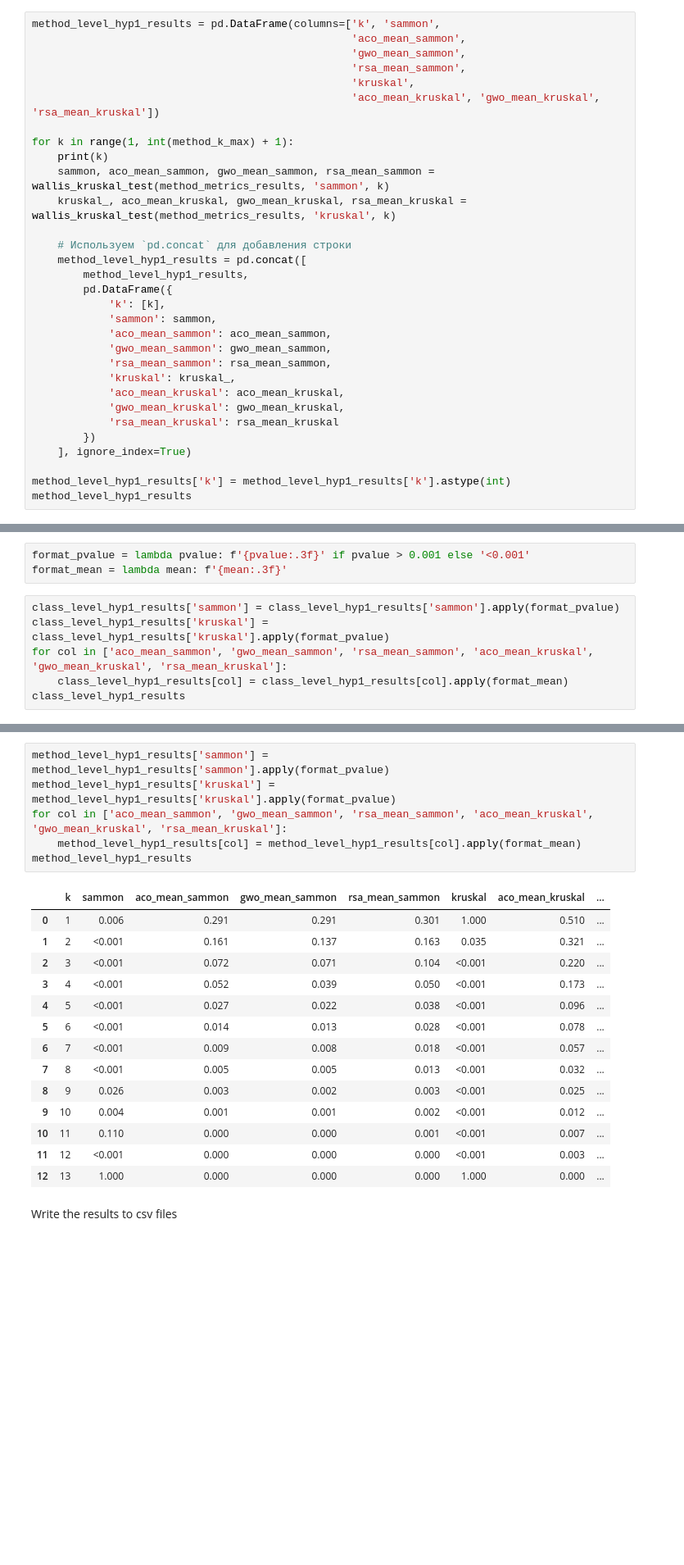
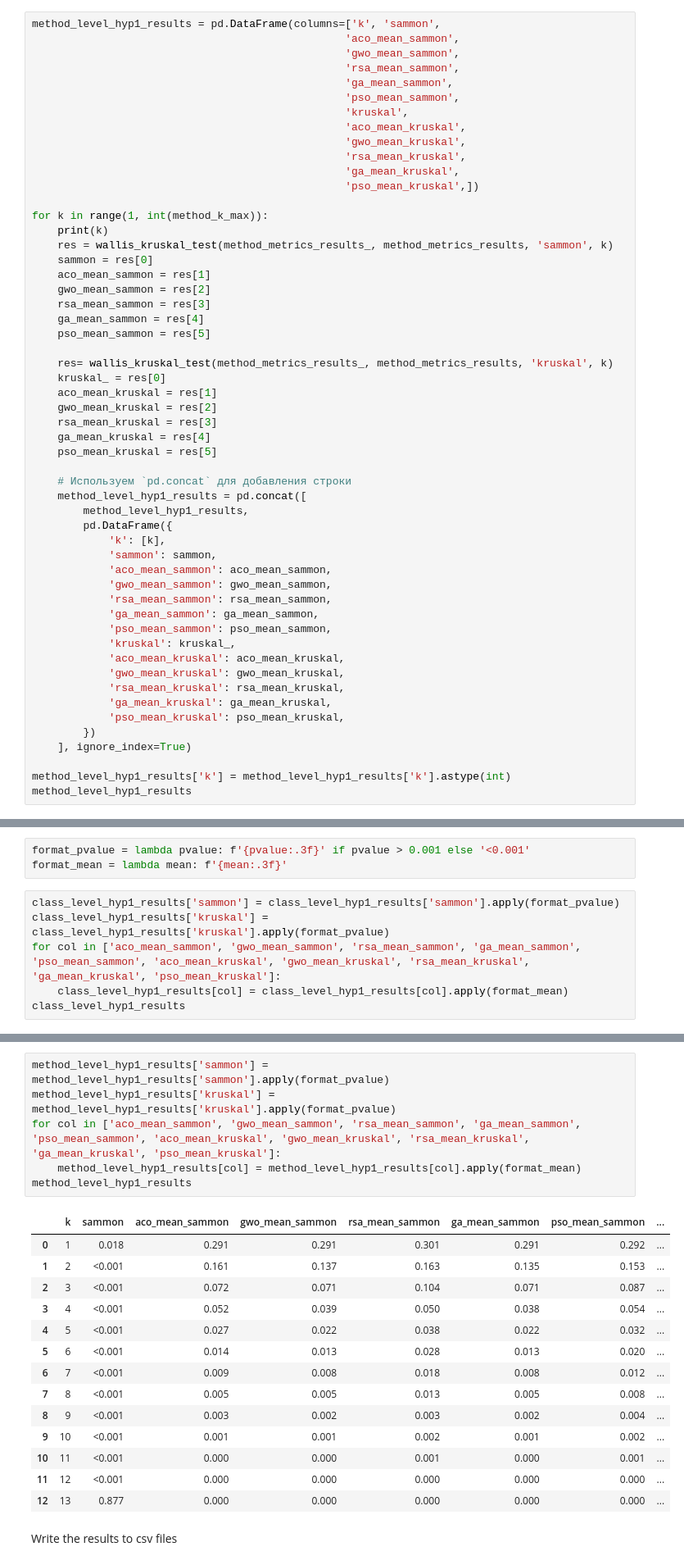
Before and after one commit to proboval/AS-EM-2024-Team5, a Jupyter notebook: HypothesisTests/hypothesis_tests.ipynb, the cells around one changed output, grey strips where cells are left out. Shown: that part at 82% size. Drawn from its saved outputs; the diff is of its cells as text; blank space fills up the shorter version.

```diff
--- a/HypothesisTests/hypothesis_tests.ipynb
+++ b/HypothesisTests/hypothesis_tests.ipynb
@@ -338,15 +418,34 @@ method_metrics_results
 # %%
 method_level_hyp1_results = pd.DataFrame(columns=['k', 'sammon',
-                                                  'aco_mean_sammon',
-                                                  'gwo_mean_sammon',
-                                                  'rsa_mean_sammon',
-                                                  'kruskal',
-                                                  'aco_mean_kruskal', 'gwo_mean_kruskal', 'rsa_mean_kruskal'])
+                                                 'aco_mean_sammon',
+                                                 'gwo_mean_sammon',
+                                                 'rsa_mean_sammon',
+                                                 'ga_mean_sammon',
+                                                 'pso_mean_sammon',
+                                                 'kruskal',
+                                                 'aco_mean_kruskal',
+                                                 'gwo_mean_kruskal',
+                                                 'rsa_mean_kruskal',
+                                                 'ga_mean_kruskal',
+                                                 'pso_mean_kruskal',])
 
-for k in range(1, int(method_k_max) + 1):
+for k in range(1, int(method_k_max)):
     print(k)
-    sammon, aco_mean_sammon, gwo_mean_sammon, rsa_mean_sammon = wallis_kruskal_test(method_metrics_results, 'sammon', k)
-    kruskal_, aco_mean_kruskal, gwo_mean_kruskal, rsa_mean_kruskal = wallis_kruskal_test(method_metrics_results, 'kruskal', k)
+    res = wallis_kruskal_test(method_metrics_results_, method_metrics_results, 'sammon', k)
+    sammon = res[0]
+    aco_mean_sammon = res[1]
+    gwo_mean_sammon = res[2]
+    rsa_mean_sammon = res[3]
+    ga_mean_sammon = res[4]
+    pso_mean_sammon = res[5]
+
+    res= wallis_kruskal_test(method_metrics_results_, method_metrics_results, 'kruskal', k)
+    kruskal_ = res[0]
+    aco_mean_kruskal = res[1]
+    gwo_mean_kruskal = res[2]
+    rsa_mean_kruskal = res[3]
+    ga_mean_kruskal = res[4]
+    pso_mean_kruskal = res[5]
 
     # Используем `pd.concat` для добавления строки
     method_level_hyp1_results = pd.concat([
@@ -357,10 +456,14 @@ for k in range(1, int(method_k_max) + 1):
             'aco_mean_sammon': aco_mean_sammon,
             'gwo_mean_sammon': gwo_mean_sammon,
             'rsa_mean_sammon': rsa_mean_sammon,
+            'ga_mean_sammon': ga_mean_sammon,
+            'pso_mean_sammon': pso_mean_sammon,
             'kruskal': kruskal_,
             'aco_mean_kruskal': aco_mean_kruskal,
             'gwo_mean_kruskal': gwo_mean_kruskal,
-            'rsa_mean_kruskal': rsa_mean_kruskal
+            'rsa_mean_kruskal': rsa_mean_kruskal,
+            'ga_mean_kruskal': ga_mean_kruskal,
+            'pso_mean_kruskal': pso_mean_kruskal,
         })
     ], ignore_index=True)
 
@@ -388,7 +503,7 @@ format_mean = lambda mean: f'{mean:.3f}'
 # %%
 class_level_hyp1_results['sammon'] = class_level_hyp1_results['sammon'].apply(format_pvalue)
 class_level_hyp1_results['kruskal'] = class_level_hyp1_results['kruskal'].apply(format_pvalue)
-for col in ['aco_mean_sammon', 'gwo_mean_sammon', 'rsa_mean_sammon', 'aco_mean_kruskal', 'gwo_mean_kruskal', 'rsa_mean_kruskal']:
+for col in ['aco_mean_sammon', 'gwo_mean_sammon', 'rsa_mean_sammon', 'ga_mean_sammon', 'pso_mean_sammon', 'aco_mean_kruskal', 'gwo_mean_kruskal', 'rsa_mean_kruskal', 'ga_mean_kruskal', 'pso_mean_kruskal']:
     class_level_hyp1_results[col] = class_level_hyp1_results[col].apply(format_mean)
 class_level_hyp1_results
 # %% [output]
@@ -412,24 +527,24 @@ class_level_hyp1_results
 # %%
 method_level_hyp1_results['sammon'] = method_level_hyp1_results['sammon'].apply(format_pvalue)
 method_level_hyp1_results['kruskal'] = method_level_hyp1_results['kruskal'].apply(format_pvalue)
-for col in ['aco_mean_sammon', 'gwo_mean_sammon', 'rsa_mean_sammon', 'aco_mean_kruskal', 'gwo_mean_kruskal', 'rsa_mean_kruskal']:
+for col in ['aco_mean_sammon', 'gwo_mean_sammon', 'rsa_mean_sammon', 'ga_mean_sammon', 'pso_mean_sammon', 'aco_mean_kruskal', 'gwo_mean_kruskal', 'rsa_mean_kruskal', 'ga_mean_kruskal', 'pso_mean_kruskal']:
     method_level_hyp1_results[col] = method_level_hyp1_results[col].apply(format_mean)
 method_level_hyp1_results
 # %% [output]
-|  | k | sammon | aco_mean_sammon | gwo_mean_sammon | rsa_mean_sammon | kruskal | aco_mean_kruskal | ... |
-| 0 | 1 | 0.006 | 0.291 | 0.291 | 0.301 | 1.000 | 0.510 | ... |
-| 1 | 2 | <0.001 | 0.161 | 0.137 | 0.163 | 0.035 | 0.321 | ... |
-| 2 | 3 | <0.001 | 0.072 | 0.071 | 0.104 | <0.001 | 0.220 | ... |
-| 3 | 4 | <0.001 | 0.052 | 0.039 | 0.050 | <0.001 | 0.173 | ... |
-| 4 | 5 | <0.001 | 0.027 | 0.022 | 0.038 | <0.001 | 0.096 | ... |
-| 5 | 6 | <0.001 | 0.014 | 0.013 | 0.028 | <0.001 | 0.078 | ... |
-| 6 | 7 | <0.001 | 0.009 | 0.008 | 0.018 | <0.001 | 0.057 | ... |
-| 7 | 8 | <0.001 | 0.005 | 0.005 | 0.013 | <0.001 | 0.032 | ... |
-| 8 | 9 | 0.026 | 0.003 | 0.002 | 0.003 | <0.001 | 0.025 | ... |
-| 9 | 10 | 0.004 | 0.001 | 0.001 | 0.002 | <0.001 | 0.012 | ... |
-| 10 | 11 | 0.110 | 0.000 | 0.000 | 0.001 | <0.001 | 0.007 | ... |
-| 11 | 12 | <0.001 | 0.000 | 0.000 | 0.000 | <0.001 | 0.003 | ... |
-| 12 | 13 | 1.000 | 0.000 | 0.000 | 0.000 | 1.000 | 0.000 | ... |
+|  | k | sammon | aco_mean_sammon | gwo_mean_sammon | rsa_mean_sammon | ga_mean_sammon | pso_mean_sammon | ... |
+| 0 | 1 | 0.018 | 0.291 | 0.291 | 0.301 | 0.291 | 0.292 | ... |
+| 1 | 2 | <0.001 | 0.161 | 0.137 | 0.163 | 0.135 | 0.153 | ... |
+| 2 | 3 | <0.001 | 0.072 | 0.071 | 0.104 | 0.071 | 0.087 | ... |
+| 3 | 4 | <0.001 | 0.052 | 0.039 | 0.050 | 0.038 | 0.054 | ... |
+| 4 | 5 | <0.001 | 0.027 | 0.022 | 0.038 | 0.022 | 0.032 | ... |
+| 5 | 6 | <0.001 | 0.014 | 0.013 | 0.028 | 0.013 | 0.020 | ... |
+| 6 | 7 | <0.001 | 0.009 | 0.008 | 0.018 | 0.008 | 0.012 | ... |
+| 7 | 8 | <0.001 | 0.005 | 0.005 | 0.013 | 0.005 | 0.008 | ... |
+| 8 | 9 | <0.001 | 0.003 | 0.002 | 0.003 | 0.002 | 0.004 | ... |
+| 9 | 10 | <0.001 | 0.001 | 0.001 | 0.002 | 0.001 | 0.002 | ... |
+| 10 | 11 | <0.001 | 0.000 | 0.000 | 0.001 | 0.000 | 0.001 | ... |
+| 11 | 12 | <0.001 | 0.000 | 0.000 | 0.000 | 0.000 | 0.000 | ... |
+| 12 | 13 | 0.877 | 0.000 | 0.000 | 0.000 | 0.000 | 0.000 | ... |
 # %% [markdown]
 Write the results to csv files
 # %%
```
Also changed, not shown: parts of 27 cells of this notebook.
